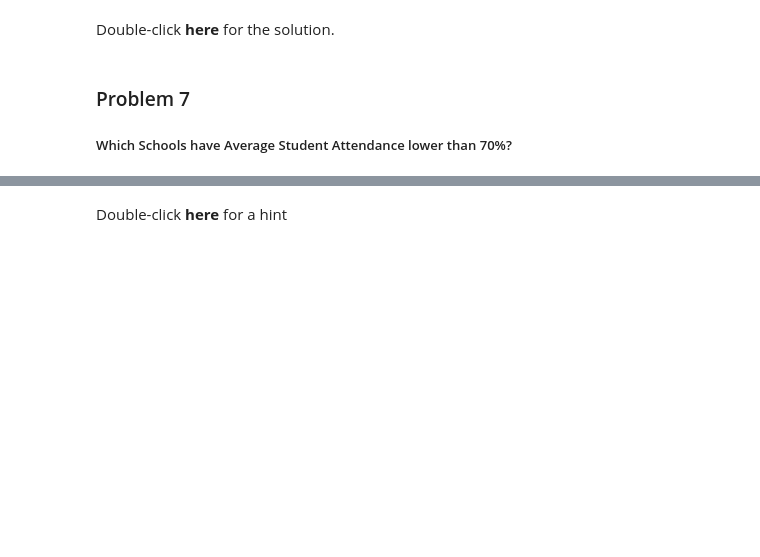
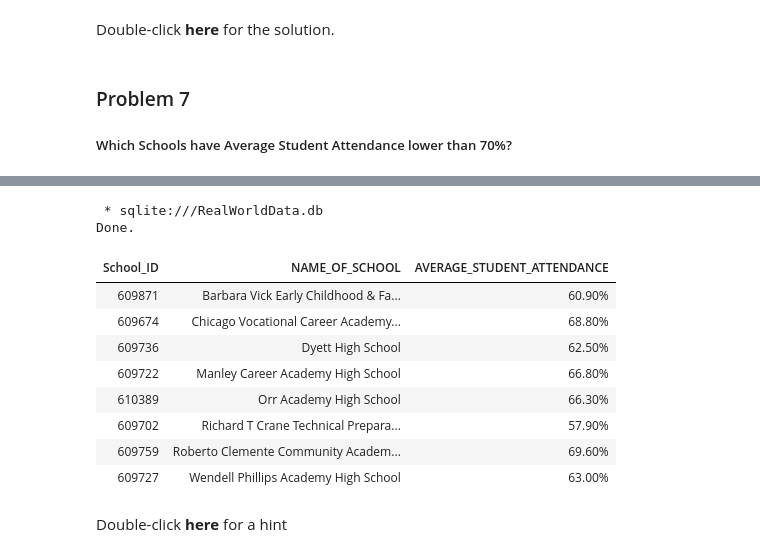
Before and after one commit to louisng893/IBM-DataScience, a Jupyter notebook: 6 - Databases and SQL for Data Science with Python/DB0201EN-Week4-1-1-RealDataPractice-v5-sqlite-Learner-v2.ipynb, the cells around one changed output, grey strips where cells are left out. Saved outputs shown, nothing was run; the diff lists cells and outputs as text; code cells hidden in the pictures; blank space fills up the shorter version.

```diff
--- a/6 - Databases and SQL for Data Science with Python/DB0201EN-Week4-1-1-RealDataPractice-v5-sqlite-Learner-v2.ipynb
+++ b/6 - Databases and SQL for Data Science with Python/DB0201EN-Week4-1-1-RealDataPractice-v5-sqlite-Learner-v2.ipynb
@@ -288,3 +386,18 @@ Double-click **here** for the solution.
+# %%
+%sql select School_ID, NAME_OF_SCHOOL, AVERAGE_STUDENT_ATTENDANCE from SCHOOLS \
+WHERE CAST(REPLACE(AVERAGE_STUDENT_ATTENDANCE, '%', '') AS DOUBLE) < 70
+# %% [output]
+ * sqlite:///RealWorldData.db
+Done.
+| School_ID | NAME_OF_SCHOOL | AVERAGE_STUDENT_ATTENDANCE |
+| 609871 | Barbara Vick Early Childhood & Fa... | 60.90% |
+| 609674 | Chicago Vocational Career Academy... | 68.80% |
+| 609736 | Dyett High School | 62.50% |
+| 609722 | Manley Career Academy High School | 66.80% |
+| 610389 | Orr Academy High School | 66.30% |
+| 609702 | Richard T Crane Technical Prepara... | 57.90% |
+| 609759 | Roberto Clemente Community Academ... | 69.60% |
+| 609727 | Wendell Phillips Academy High School | 63.00% |
 # %% [markdown]
 Double-click **here** for a hint
 
```
Also changed, not shown: parts of 14 cells of this notebook, 7 other files.
